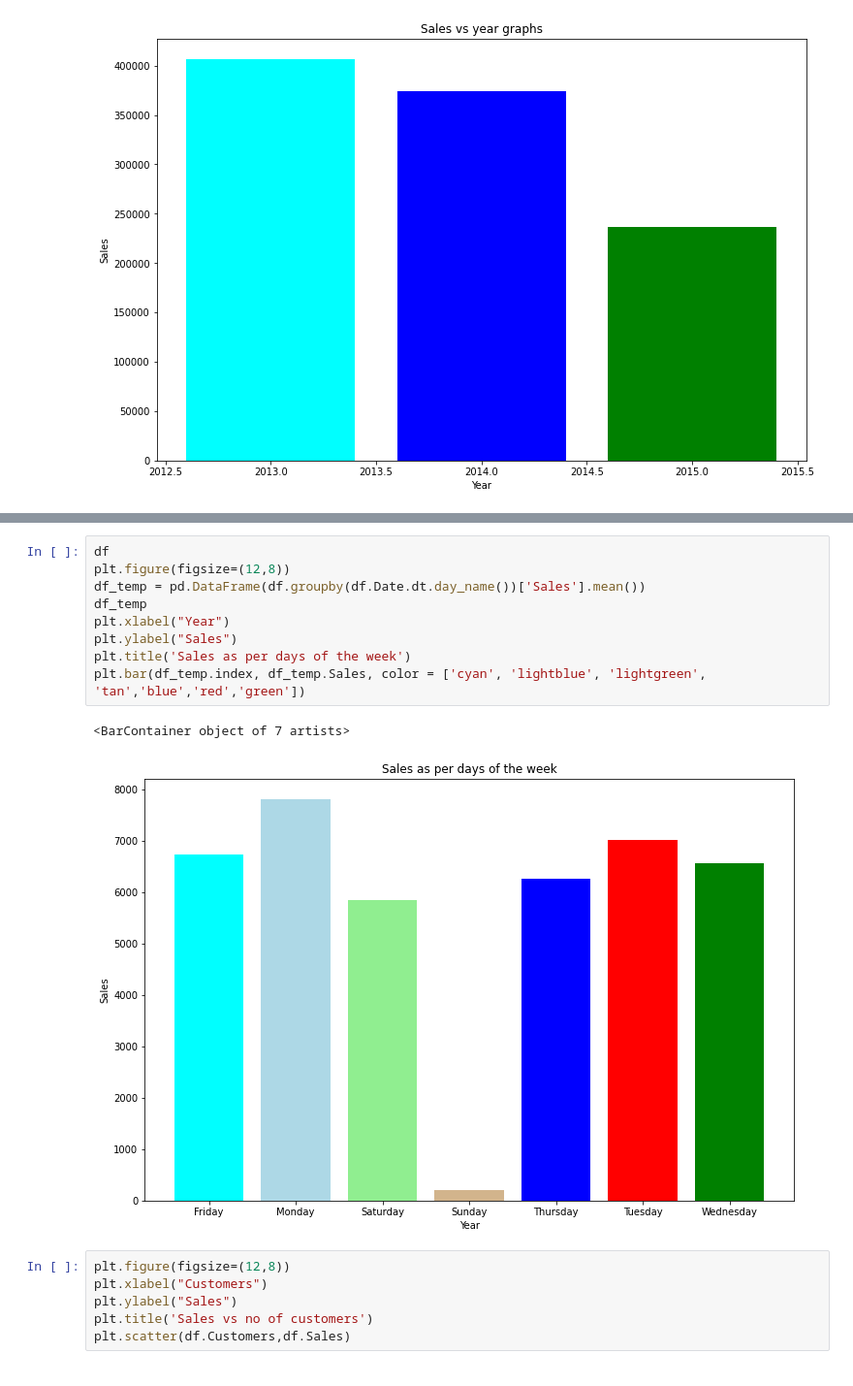
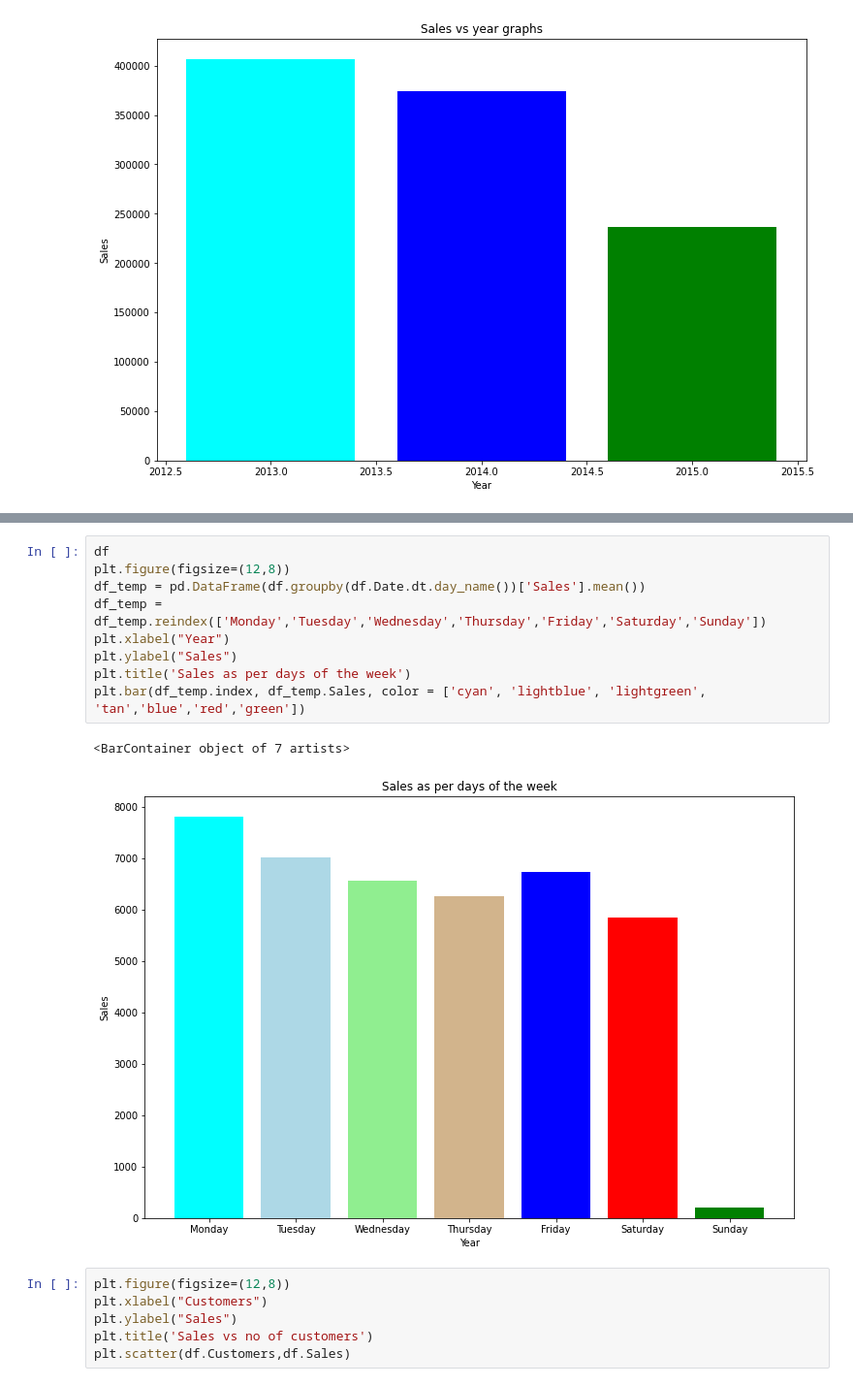
Before and after one commit to Shyamsundarkanaka/Rossmann-Sales-Prediction, a Jupyter notebook: Rossmann_Sales_Prediction_Capstone_Project.ipynb, the cells around one changed output, grey strips where cells are left out. Shown at 97% size. Cells and saved outputs as stored; diff of their text form.

```diff
--- a/Rossmann_Sales_Prediction_Capstone_Project.ipynb
+++ b/Rossmann_Sales_Prediction_Capstone_Project.ipynb
@@ -509,15 +562,15 @@ plt.bar(df_temp.index, df_temp.Sales, color = ['cyan', 'lightblue', 'lightgreen'
 # %%
 df
 plt.figure(figsize=(12,8))
 df_temp = pd.DataFrame(df.groupby(df.Date.dt.day_name())['Sales'].mean())
-df_temp
+df_temp = df_temp.reindex(['Monday','Tuesday','Wednesday','Thursday','Friday','Saturday','Sunday'])
 plt.xlabel("Year")
 plt.ylabel("Sales")
 plt.title('Sales as per days of the week')
 plt.bar(df_temp.index, df_temp.Sales, color = ['cyan', 'lightblue', 'lightgreen', 'tan','blue','red','green'])
 # %% [output]
 <BarContainer object of 7 artists>
-[figure, old version]
+[figure, new version]
 # %%
 plt.figure(figsize=(12,8))
 plt.xlabel("Customers")
```
Also changed, not shown: parts of 101 cells of this notebook.
